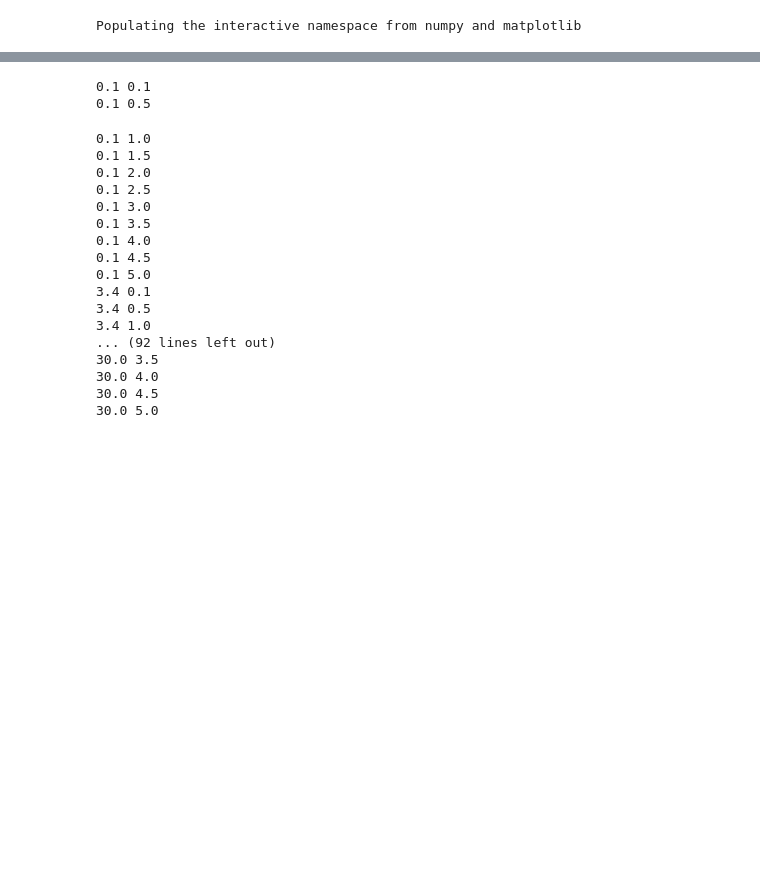
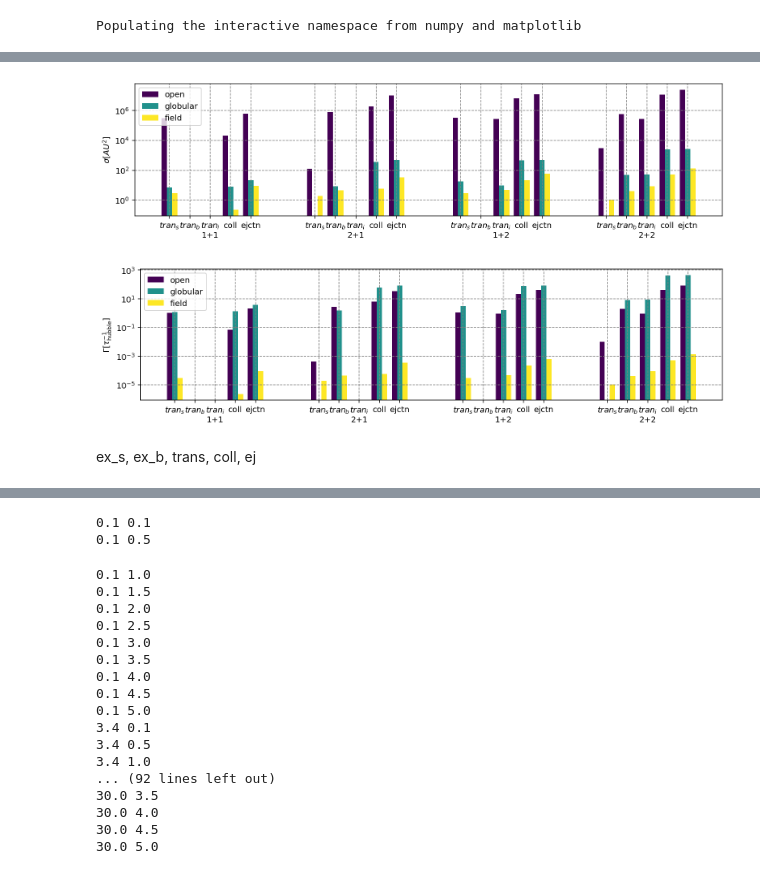
Before and after one commit to YihanWangAstro/planet-app, a Jupyter notebook: process/planet-app.ipynb, the cells around one changed output, grey strips where cells are left out. Saved outputs shown, nothing was run; the diff lists cells and outputs as text; code cells hidden in the pictures; blank space fills up the shorter version.

```diff
--- a/process/planet-app.ipynb
+++ b/process/planet-app.ipynb
@@ -581,0 +483,18 @@ show_obt_prop('letter-new-ae-long01',[df5, df2, df1, df05],[5, 2,1,0.5], df1, 1)
+# %%
+prefix = '../code/solar-normal/sb/solar-normal-sb_sb_'
+#prefix = '../code/ss/solar-normal-ss_ss_'
+
+vel = '0.1'
+idx = sb_idx
+names = sb_names
+pairs = sb_pairs
+
+#df01 = pd.DataFrame(post_process(prefix+ vel+ '_0.1.txt', idx, names, pairs))
+
+df05 = pd.DataFrame(post_process(prefix+ vel+ '_0.5.txt', idx, names, pairs))
+
+df1 = pd.DataFrame(post_process(prefix+ vel+ '_1.0.txt', idx, names, pairs))
+
+df2 = pd.DataFrame(post_process(prefix+ vel+'_2.0.txt', idx, names, pairs))
+
+df5 = pd.DataFrame(post_process(prefix+ vel+'_5.0.txt', idx, names, pairs))
@@ -971,3 +1214,42 @@ for evn, v, aj in zip(evns, evn_v, ajs):
+# %%
+def draw_spectrum(sigma,name,ylabel):
+    bar_width = 0.9
+    type_range = 25
+    group_width = 3.5
+    bar_x = np.arange(3)*bar_width
+
+    colors = cm.viridis(np.linspace(0, 1, 3))
+
+    fig =plt.figure(figsize=(13,3))
+    ax = fig.add_subplot(111)
+
+    base = np.arange(5)*group_width
+    colors = cm.viridis(np.linspace(0,1,3))
+    labels=[['','open'],['','globular'],['','field']]
+    for i in range(12):
+        evn_idx = int(i/4)
+        type_idx = i%4
+        ax.bar(base+evn_idx*bar_width + type_idx*type_range, sigma[i,:],width=bar_width, color=colors[evn_idx],label=labels[evn_idx][int((type_idx+1)/4)])
+    ax.set_yscale('log')
+    ax.legend()
+
+    tick=[]
+    for i in range(4):
+        for j in range(5):
+            tick.append(i*type_range + j*group_width + bar_width)
+
+    ax.set_xticks(tick)
+    ax.set_xticklabels(['$tran_s$','$tran_b$','$tran_i$\n1+1','coll','ejctn', '$tran_s$','$tran_b$','$tran_i$\n2+1','coll','ejctn', '$tran_s$','$tran_b$','$tran_i$\n1+2','coll','ejctn', '$tran_s$','$tran_b$','$tran_i$\n2+2','coll','ejctn' ])
+    ax.grid(True)
+    ax.set_ylabel(ylabel)
+    savefig(plt,name)
+draw_spectrum(sigma,'evn-cross-section','$\sigma [AU^2]$')
+draw_spectrum(rate,'evn-rate','$\Gamma [\\tau_{\\rm hubble}^{-1}]$')
+# %% [output]
+[figure, added]
+[figure, added]
+# %% [markdown]
+ex_s, ex_b, trans, coll, ej
 # %%
 evn_ss_df = pd.read_csv('evn-ss.csv', skipinitialspace=True)
 evn_bs_df = pd.read_csv('evn-bs.csv', skipinitialspace=True)
```
Also changed, not shown: parts of 21 cells of this notebook, 1 other file.
